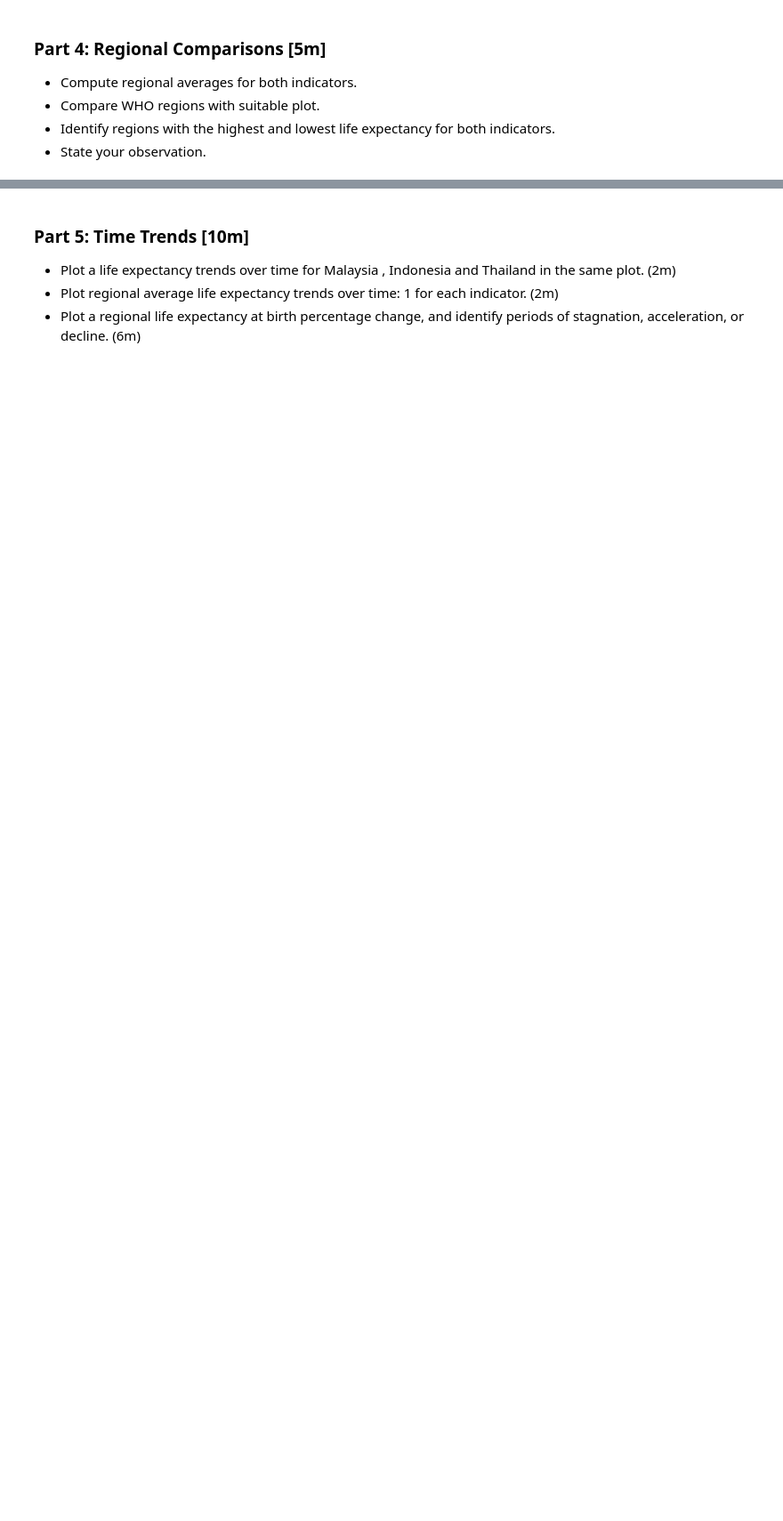
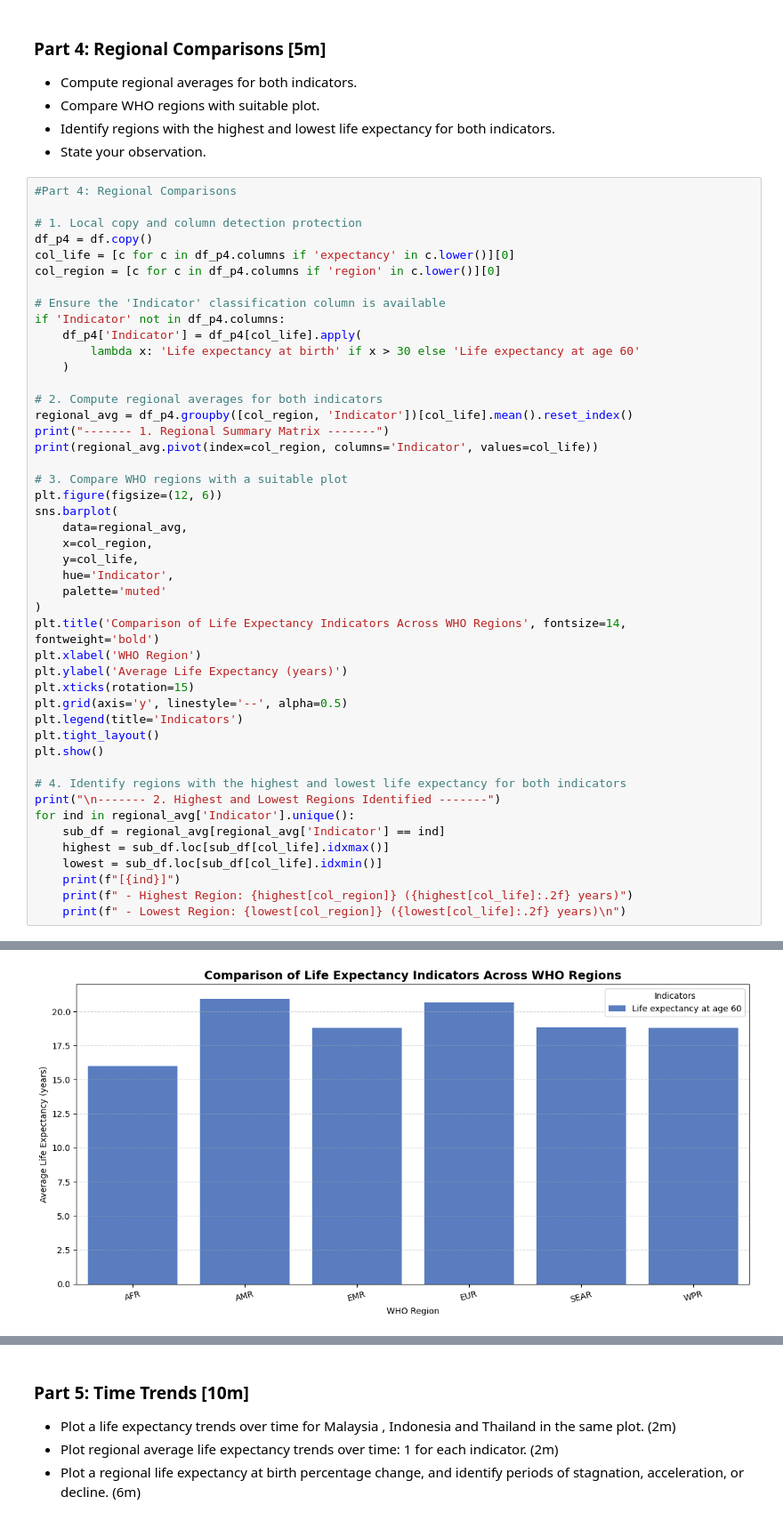
Before and after one commit to yjietin-alt/Lab_Exercises_Group3, a Jupyter notebook: 2610 LabEx_TTXL_GXX.ipynb, the cells around one changed output, grey strips where cells are left out. Shown at 89% size. Cells and saved outputs as stored; diff of their text form; blank space fills up the shorter version.

```diff
--- a/2610 LabEx_TTXL_GXX.ipynb
+++ b/2610 LabEx_TTXL_GXX.ipynb
@@ -234,3 +294,50 @@ Zambia                    43.78  43.78        1
 - Compare WHO regions with suitable plot.
 - Identify regions with the highest and lowest life expectancy for both indicators.
 - State your observation.
+# %%
+#Part 4: Regional Comparisons
+
+# 1. Local copy and column detection protection
+df_p4 = df.copy()
+col_life = [c for c in df_p4.columns if 'expectancy' in c.lower()][0]
+col_region = [c for c in df_p4.columns if 'region' in c.lower()][0]
+
+# Ensure the 'Indicator' classification column is available
+if 'Indicator' not in df_p4.columns:
+    df_p4['Indicator'] = df_p4[col_life].apply(
+        lambda x: 'Life expectancy at birth' if x > 30 else 'Life expectancy at age 60'
+    )
+
+# 2. Compute regional averages for both indicators
+regional_avg = df_p4.groupby([col_region, 'Indicator'])[col_life].mean().reset_index()
+print("------- 1. Regional Summary Matrix -------")
+print(regional_avg.pivot(index=col_region, columns='Indicator', values=col_life))
+
+# 3. Compare WHO regions with a suitable plot
+plt.figure(figsize=(12, 6))
+sns.barplot(
+    data=regional_avg,
+    x=col_region,
+    y=col_life,
+    hue='Indicator',
+    palette='muted'
+)
+plt.title('Comparison of Life Expectancy Indicators Across WHO Regions', fontsize=14, fontweight='bold')
+plt.xlabel('WHO Region')
+plt.ylabel('Average Life Expectancy (years)')
+plt.xticks(rotation=15)
+plt.grid(axis='y', linestyle='--', alpha=0.5)
+plt.legend(title='Indicators')
+plt.tight_layout()
+plt.show()
+
+# 4. Identify regions with the highest and lowest life expectancy for both indicators
+print("\n------- 2. Highest and Lowest Regions Identified -------")
+for ind in regional_avg['Indicator'].unique():
+    sub_df = regional_avg[regional_avg['Indicator'] == ind]
+    highest = sub_df.loc[sub_df[col_life].idxmax()]
+    lowest = sub_df.loc[sub_df[col_life].idxmin()]
+    print(f"[{ind}]")
+    print(f" - Highest Region: {highest[col_region]} ({highest[col_life]:.2f} years)")
+    print(f" - Lowest Region: {lowest[col_region]} ({lowest[col_life]:.2f} years)\n")
+# %% [output]
@@ -236,0 +353 @@ Zambia                    43.78  43.78        1
+[figure, added]
```
Also changed, not shown: parts of 5 cells of this notebook.
